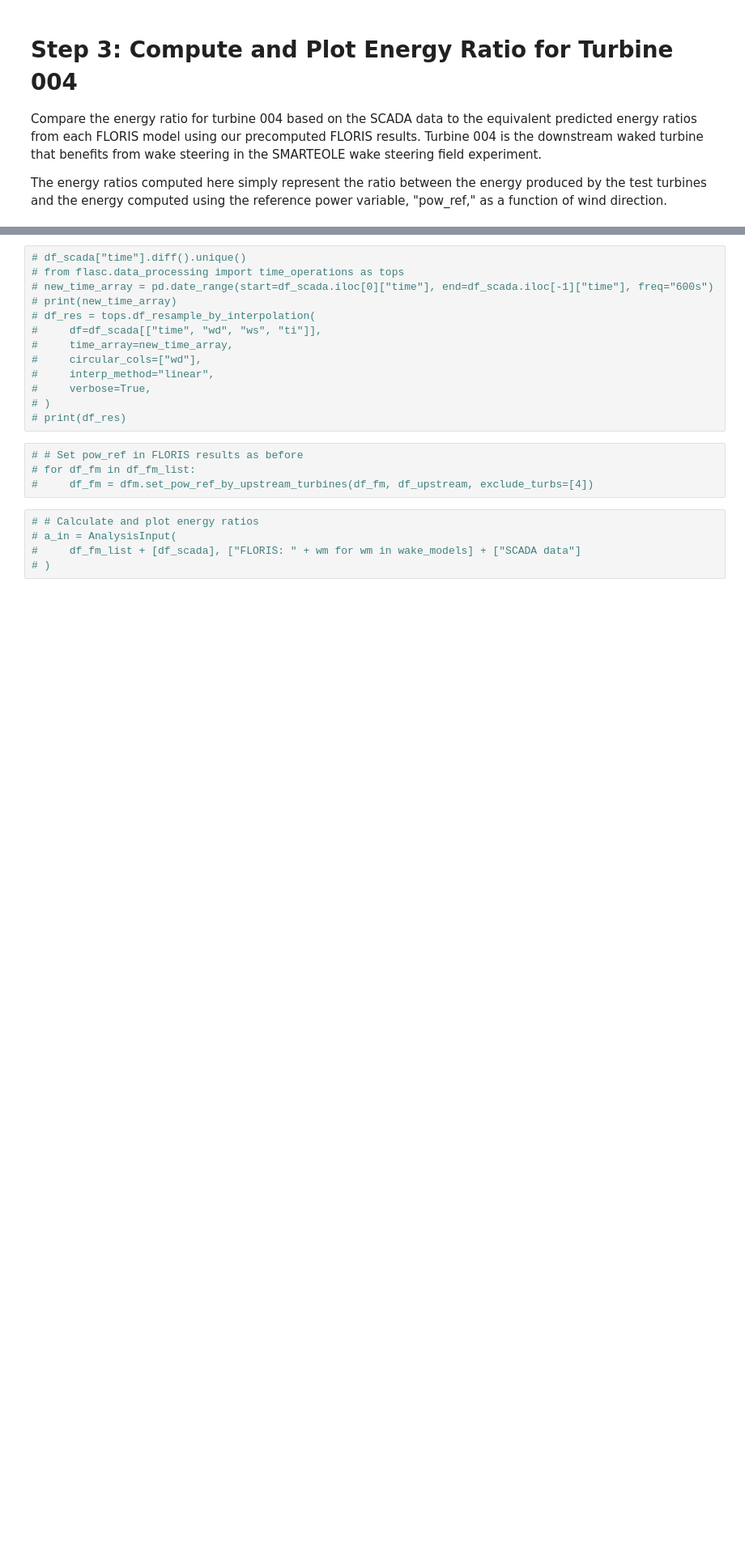
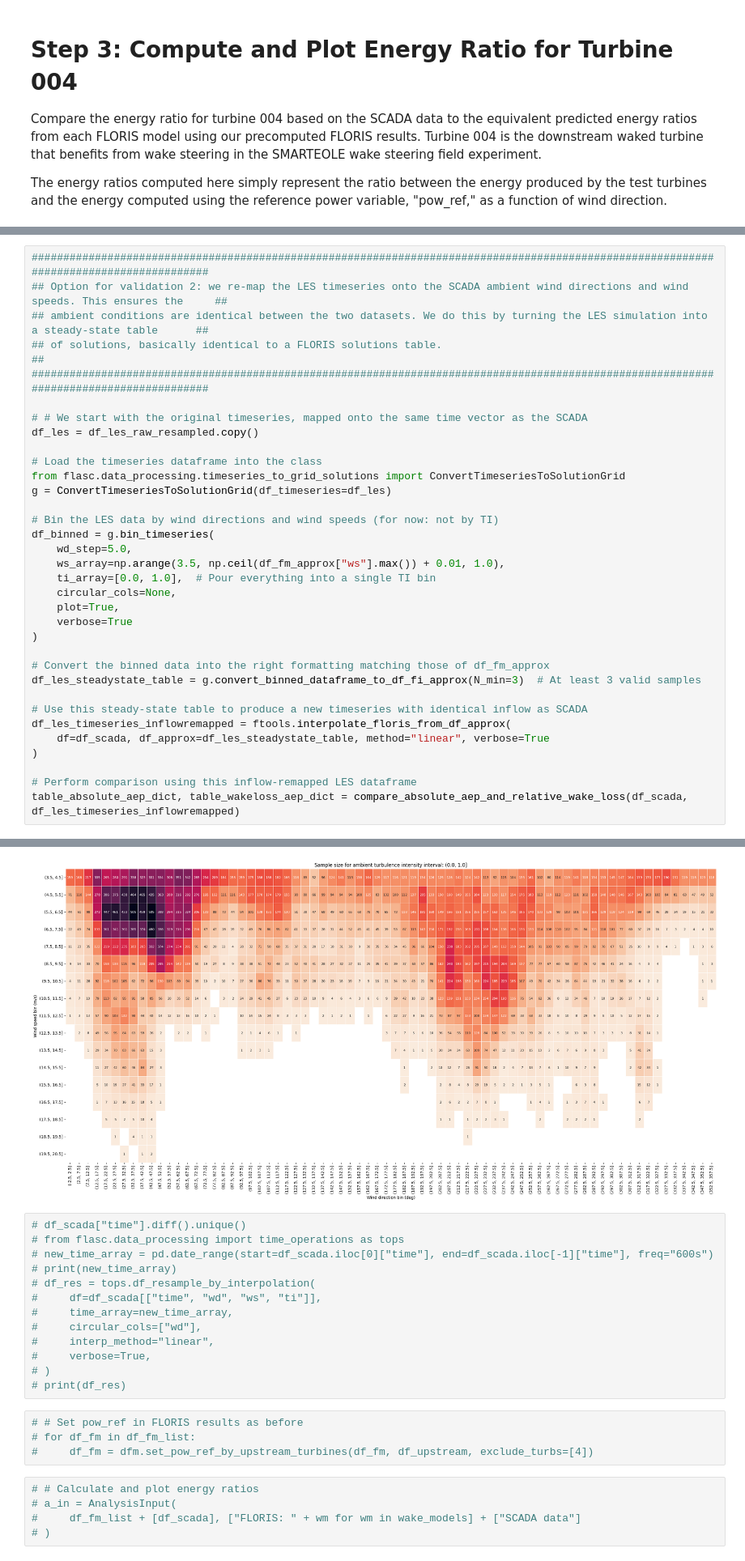
Before and after one commit to NatLabRockies/flasc, a Jupyter notebook: examples_smarteole/12b_floris_les_scada_model_validation.ipynb, the cells around one changed output, grey strips where cells are left out. Shown: that part at 81% size. Cells and saved outputs as stored; diff of their text form; blank space fills up the shorter version.

Commit message:
Add functionality to remap LES timeseries to SCADA using steady-state table

```diff
--- a/examples_smarteole/12b_floris_les_scada_model_validation.ipynb
+++ b/examples_smarteole/12b_floris_les_scada_model_validation.ipynb
@@ -351,3 +359,38 @@ table_absolute_aep_dict, table_wakeloss_aep_dict = compare_absolute_aep_and_rela
 | Turbine 05  |        7.77 |      6.93 |          -0.84 |
 | Turbine 06  |        6.43 |      1.03 |          -5.41 |
 +-------------+-------------+-----------+----------------+
+# %%
+########################################################################################################################################
+## Option for validation 2: we re-map the LES timeseries onto the SCADA ambient wind directions and wind speeds. This ensures the     ##
+## ambient conditions are identical between the two datasets. We do this by turning the LES simulation into a steady-state table      ##
+## of solutions, basically identical to a FLORIS solutions table.                                                                     ##
+########################################################################################################################################
+
+# # We start with the original timeseries, mapped onto the same time vector as the SCADA
+df_les = df_les_raw_resampled.copy()
+
+# Load the timeseries dataframe into the class
+from flasc.data_processing.timeseries_to_grid_solutions import ConvertTimeseriesToSolutionGrid
+g = ConvertTimeseriesToSolutionGrid(df_timeseries=df_les)
+
+# Bin the LES data by wind directions and wind speeds (for now: not by TI)
+df_binned = g.bin_timeseries(
+    wd_step=5.0,
+    ws_array=np.arange(3.5, np.ceil(df_fm_approx["ws"].max()) + 0.01, 1.0),
+    ti_array=[0.0, 1.0],  # Pour everything into a single TI bin
+    circular_cols=None,
+    plot=True,
+    verbose=True
+)
+
+# Convert the binned data into the right formatting matching those of df_fm_approx
+df_les_steadystate_table = g.convert_binned_dataframe_to_df_fi_approx(N_min=3)  # At least 3 valid samples
+
+# Use this steady-state table to produce a new timeseries with identical inflow as SCADA
+df_les_timeseries_inflowremapped = ftools.interpolate_floris_from_df_approx(
+    df=df_scada, df_approx=df_les_steadystate_table, method="linear", verbose=True
+)
+
+# Perform comparison using this inflow-remapped LES dataframe
+table_absolute_aep_dict, table_wakeloss_aep_dict = compare_absolute_aep_and_relative_wake_loss(df_scada, df_les_timeseries_inflowremapped)
+# %% [output]
@@ -354,3 +435,4 @@ table_absolute_aep_dict, table_wakeloss_aep_dict = compare_absolute_aep_and_rela
+[figure, added]
 # %%
 # df_scada["time"].diff().unique()
 # from flasc.data_processing import time_operations as tops
```
Also changed, not shown: parts of 6 cells of this notebook, 1 other file.
